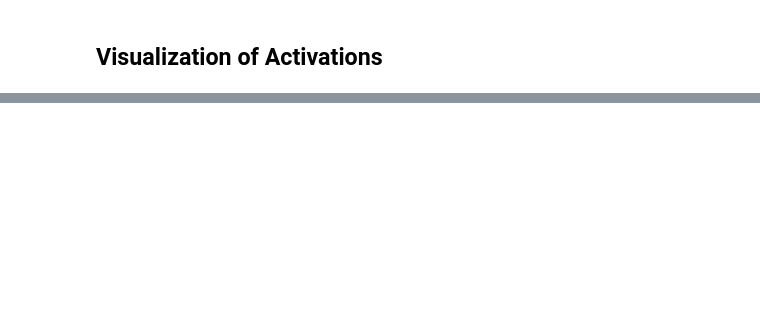
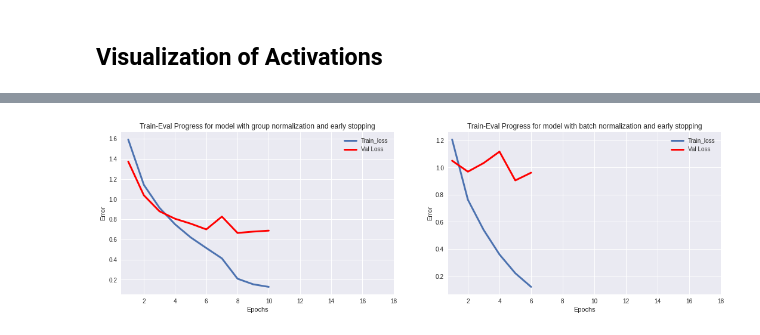
Before and after one commit to vardeep-sandhu/CudaLab, a Jupyter notebook: Sheet03/Sheet03.ipynb, the cells around one changed output, grey strips where cells are left out. Cells and saved outputs as stored; diff of their text form; code cells hidden in the pictures; blank space fills up the shorter version.

```diff
--- a/Sheet03/Sheet03.ipynb
+++ b/Sheet03/Sheet03.ipynb
@@ -742,0 +821,4 @@ def early_stopping(cur_val_loss,val_best_loss,stop_counter,stop_counter_limit):
+# %%
+best_batch_es = Network(name="best_batch_es", normalization="batch")
+
+best_batch_es, _, _, stats_batch_es = loading_model(best_batch_es, f"models/model_with_batch_es.pth")
@@ -742,0 +851,3 @@ def early_stopping(cur_val_loss,val_best_loss,stop_counter,stop_counter_limit):
+# %%
+best_group_es = Network(name="best_group_es", normalization="group")
+best_group_es, _, _, stats_group_es = loading_model(best_group_es, "models/model_with_group_es.pth")
@@ -742,0 +862,27 @@ def early_stopping(cur_val_loss,val_best_loss,stop_counter,stop_counter_limit):
+# %%
+fig, ax = plt.subplots(1,2)
+fig.set_size_inches(18, 5)
+
+
+ax[0].plot(stats_group_es['epoch'], stats_group_es['train_loss'], label="Train_loss", linewidth=3)
+ax[0].plot(stats_group_es['epoch'], stats_group_es['train_valid_loss'], label="Val Loss", c='red', linewidth=3)
+ax[0].legend(loc='best')
+ax[0].set_xlabel("Epochs")
+ax[0].set_ylabel("Error")
+ax[0].set_xticks(np.arange(2, 19, step=2))
+
+ax[0].set_title("Train-Eval Progress for model with group normalization and early stopping")
+
+
+ax[1].plot(stats_batch_es['epoch'], stats_batch_es['train_loss'], label="Train_loss", linewidth=3)
+ax[1].plot(stats_batch_es['epoch'], stats_batch_es['train_valid_loss'], label="Val Loss", c='red', linewidth=3)
+ax[1].legend(loc='best')
+ax[1].set_xlabel("Epochs")
+ax[1].set_ylabel("Error")
+ax[1].set_xticks(np.arange(2, 19, step=2))
+
+ax[1].set_title("Train-Eval Progress for model with batch normalization and early stopping")
+
+plt.show()
+# %% [output]
+[figure, added]
```
Also changed, not shown: parts of 48 cells of this notebook, 1 other file.
